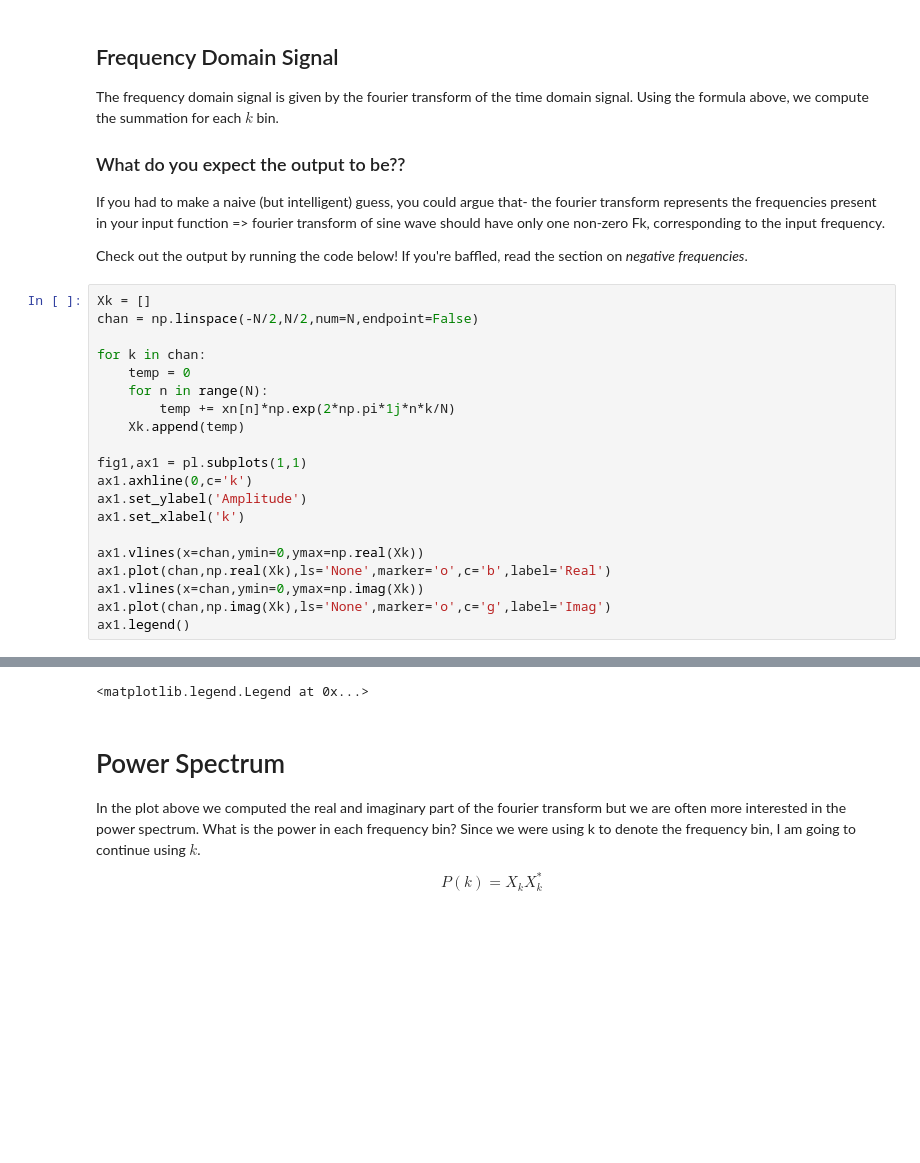
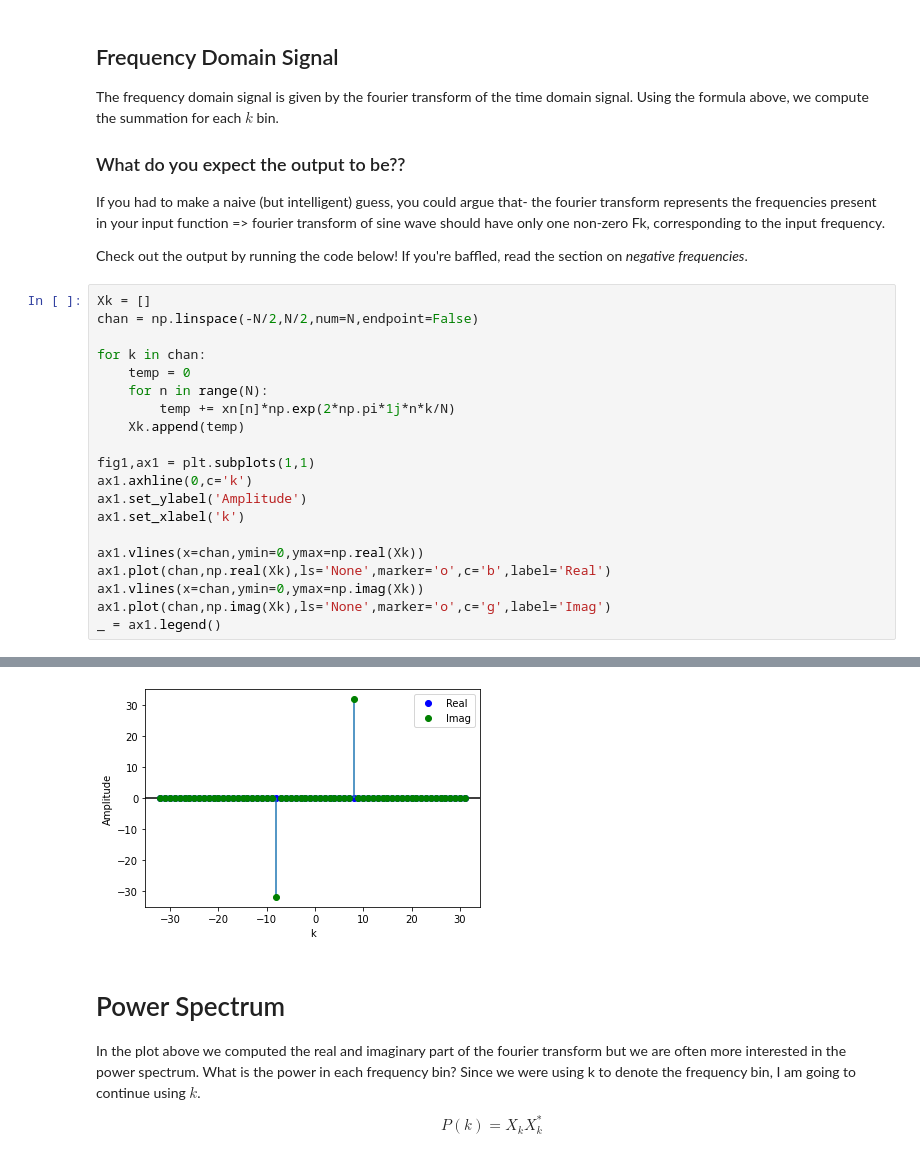
Before and after one commit to AaronParsons/ugradio, a Jupyter notebook: jupyter_tutorials/lab1/Discrete Fourier Transforms.ipynb, the cells around one changed output, grey strips where cells are left out. Cells and saved outputs as stored; diff of their text form; blank space fills up the shorter version.

```diff
--- a/jupyter_tutorials/lab1/Discrete Fourier Transforms.ipynb
+++ b/jupyter_tutorials/lab1/Discrete Fourier Transforms.ipynb
@@ -58,7 +60,7 @@ for k in chan:
         temp += xn[n]*np.exp(2*np.pi*1j*n*k/N)
     Xk.append(temp)
 
-fig1,ax1 = pl.subplots(1,1)
+fig1,ax1 = plt.subplots(1,1)
 ax1.axhline(0,c='k')
 ax1.set_ylabel('Amplitude')
 ax1.set_xlabel('k')
@@ -67,5 +69,5 @@ ax1.vlines(x=chan,ymin=0,ymax=np.real(Xk))
 ax1.plot(chan,np.real(Xk),ls='None',marker='o',c='b',label='Real')
 ax1.vlines(x=chan,ymin=0,ymax=np.imag(Xk))
 ax1.plot(chan,np.imag(Xk),ls='None',marker='o',c='g',label='Imag')
-ax1.legend()
+_ = ax1.legend()
 # %% [output]
@@ -74,4 +74,4 @@ ax1.legend()
-<matplotlib.legend.Legend at 0x...>
+[figure, added]
 # %% [markdown]
 # Power Spectrum
 
```
Also changed, not shown: parts of 10 cells of this notebook.
